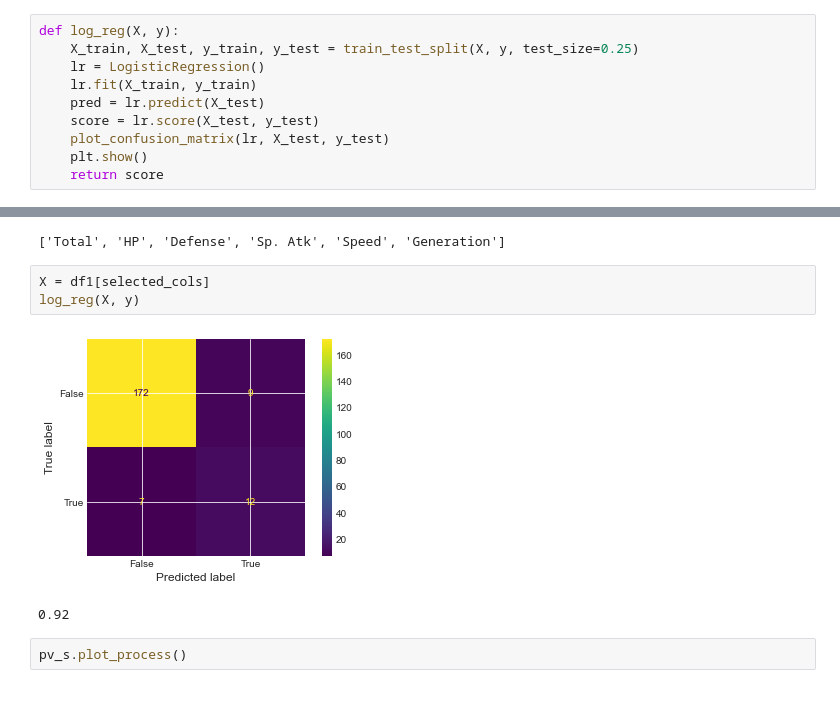
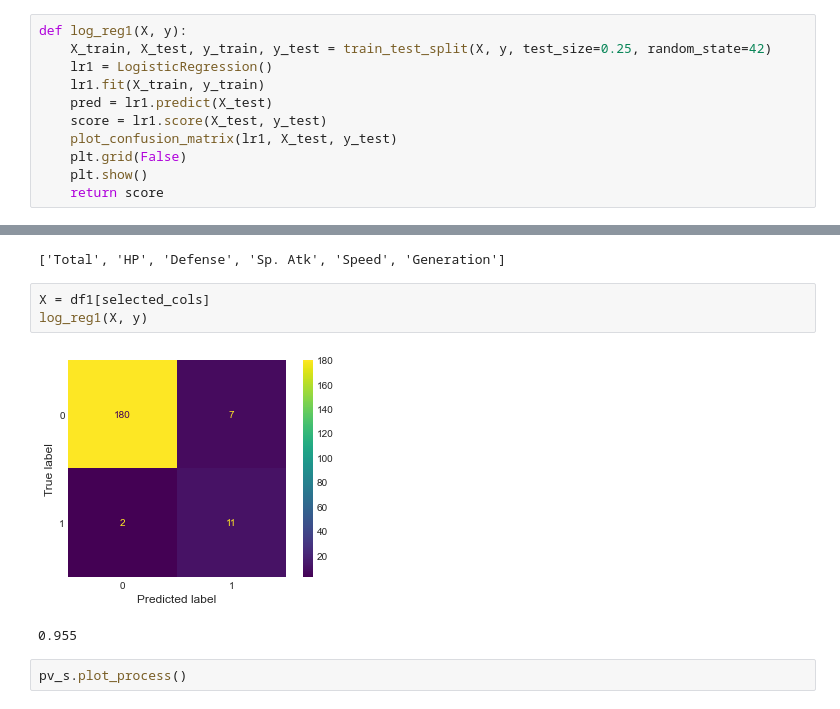
Before and after one commit to darynella2001/sigmoid_mentorship, a Jupyter notebook: Pokemon.ipynb, the cells around one changed output, grey strips where cells are left out. Drawn from its saved outputs; the diff is of its cells as text.

```diff
--- a/Pokemon.ipynb
+++ b/Pokemon.ipynb
@@ -315,13 +315,14 @@ sns.heatmap(df1.corr(), annot = True, cmap='coolwarm')
 X = df1.drop("Legendary", axis = 1)
 y = df1["Legendary"]
 # %%
-def log_reg(X, y):
-    X_train, X_test, y_train, y_test = train_test_split(X, y, test_size=0.25)
-    lr = LogisticRegression()
-    lr.fit(X_train, y_train)
-    pred = lr.predict(X_test)
-    score = lr.score(X_test, y_test)
-    plot_confusion_matrix(lr, X_test, y_test)
+def log_reg1(X, y):
+    X_train, X_test, y_train, y_test = train_test_split(X, y, test_size=0.25, random_state=42)
+    lr1 = LogisticRegression()
+    lr1.fit(X_train, y_train)
+    pred = lr1.predict(X_test)
+    score = lr1.score(X_test, y_test)
+    plot_confusion_matrix(lr1, X_test, y_test)
+    plt.grid(False)
     plt.show()
     return score
 # %%
@@ -349,10 +343,10 @@ selected_cols
 ['Total', 'HP', 'Defense', 'Sp. Atk', 'Speed', 'Generation']
 # %%
 X = df1[selected_cols]
-log_reg(X, y)
+log_reg1(X, y)
 # %% [output]
-[figure, old version]
+[figure, new version]
-0.92
+0.955
 # %%
 pv_s.plot_process()
 # %% [output]
```
Also changed, not shown: parts of 22 cells of this notebook.
